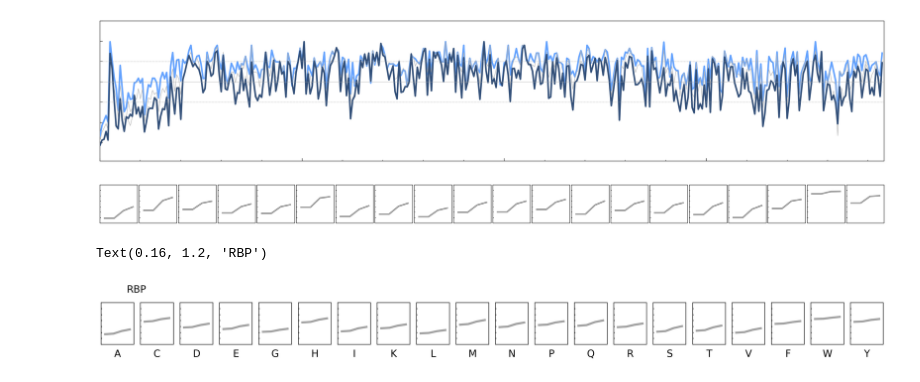
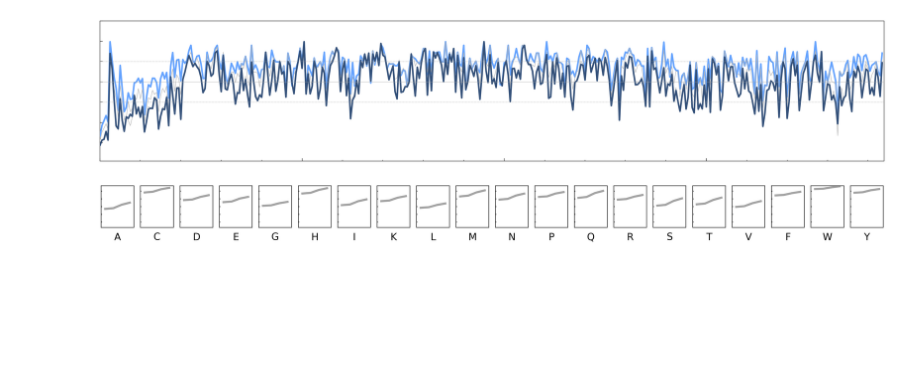
Before and after one commit to allmwh/the_return_of_the_rings, a Jupyter notebook: fig2.ipynb, the cells around one changed output. Saved outputs shown, nothing was run; the diff lists cells and outputs as text; code cells hidden in the pictures; blank space fills up the shorter version.

```diff
--- a/fig2.ipynb
+++ b/fig2.ipynb
@@ -288,12 +286,12 @@ with open('all_list.pkl', 'rb') as f:
 # %%
 no_zero_all_list = []
 for i in all_list:
-    if not (i['peraa_score'][0][0] == 0).all():
+    if not (i['peraa_score'][0][1] == 0).all():
 #         if i['uniprot_id'] in mrbp_uniprot_ids:
         no_zero_all_list.append(i)
 
 
-order_conserve = np.stack([i['peraa_score'][1][0] for i in no_zero_all_list])
+order_conserve = np.stack([i['peraa_score'][1][1] for i in no_zero_all_list])
 order_conserve = order_conserve.mean(axis=0)
 # %%
 len(no_zero_all_list)
@@ -395,70 +393,36 @@ output_path = path / "{}_{}_fig2up".format(conserve_list[0]["gene_name"], conser
 f.savefig("{}.svg".format(str(output_path)))
 # %% [output]
 [figure]
-# %%
-f, (disorder) = plt.subplots(1, 20, sharex=True, sharey=True, figsize=(20, 1.1), dpi=200)
-
-for index, sub in enumerate(disorder):
-    sub.plot(conserve_peraa["peraa_score"][1][1][index], linestyle="solid", color="#a2a2a2",linewidth=3)
-#     sub.set_title(conserve_peraa["conserve_peraa_sort"][index], y=-0.4, fontsize=14)
-
-    sub.set_xlim(-0.5, 3.5)
-    sub.set_ylim(-1, 2.5)
-    sub.yaxis.set_major_locator(MultipleLocator(0.5))
-#     sub.yaxis.set_minor_locator(MultipleLocator(0.1))
-
-    sub.tick_params(axis="y", labelsize=14)
-
-    sub.axes.yaxis.set_ticklabels([])
-    sub.axes.xaxis.set_ticklabels([])
-    sub.get_xaxis().set_visible(False)
-
-    sub.tick_params(which='major', axis="y",direction="in", length=1.5)
-    sub.tick_params(which='minor', axis="y",direction="in", length=1.5)
-
-
-# title = "{} ({})".format(conserve_peraa["gene_name"], conserve_peraa["uniprot_id"], fontsize=12)
-# f.suptitle(title, x=0.16, y=1.2, fontsize=14)
-
-plt.subplots_adjust(wspace=0.1)
-plt.tight_layout(pad=0.3)
-
-path = Path('/home/wenlin/tmp')
-output_path = path / "{}_{}_fig2down".format(conserve_list[0]["gene_name"], conserve_list[0]["uniprot_id"])
-f.savefig("{}.svg".format(str(output_path)))
-# %% [output]
-[figure, removed]
 # %%
 f, (disorder) = plt.subplots(1, 20, sharex=True, sharey=True, figsize=(20, 1.1), dpi=200)
 
 for index, sub in enumerate(disorder):
     sub.plot(order_conserve[index], linestyle="solid", color="#a2a2a2",linewidth=3)
     sub.set_title(conserve_peraa["conserve_peraa_sort"][index], y=-0.4, fontsize=14)
 
     sub.set_xlim(-0.5, 3.5)
-    sub.set_ylim(-1, 2.5)
+    sub.set_ylim(-1.34, 1.34)
     sub.yaxis.set_major_locator(MultipleLocator(0.5))
 #     sub.yaxis.set_minor_locator(MultipleLocator(0.1))
 
     sub.tick_params(axis="y", labelsize=14)
 
     sub.axes.yaxis.set_ticklabels([])
     sub.axes.xaxis.set_ticklabels([])
     sub.get_xaxis().set_visible(False)
 
     sub.tick_params(which='major', axis="y",direction="in", length=1.5)
     sub.tick_params(which='minor', axis="y",direction="in", length=1.5)
 
 
-title = "RBP"
-f.suptitle(title, x=0.16, y=1.2, fontsize=14)
+# title = "RBP"
+# f.suptitle(title, x=0.16, y=1.2, fontsize=14)
 
 # plt.subplots_adjust(wspace=0.1)
 # plt.tight_layout(pad=0.3)
 
 # path = Path('/home/wenlin/tmp')
 # output_path = path / "{}_{}_fig2down".format(conserve_list[0]["gene_name"], conserve_list[0]["uniprot_id"])
 # f.savefig("{}.svg".format(str(output_path)))
 # %% [output]
-Text(0.16, 1.2, 'RBP')
-[figure, old version]
+[figure, new version]
```
Also changed, not shown: parts of 7 cells of this notebook, 4 other files.
